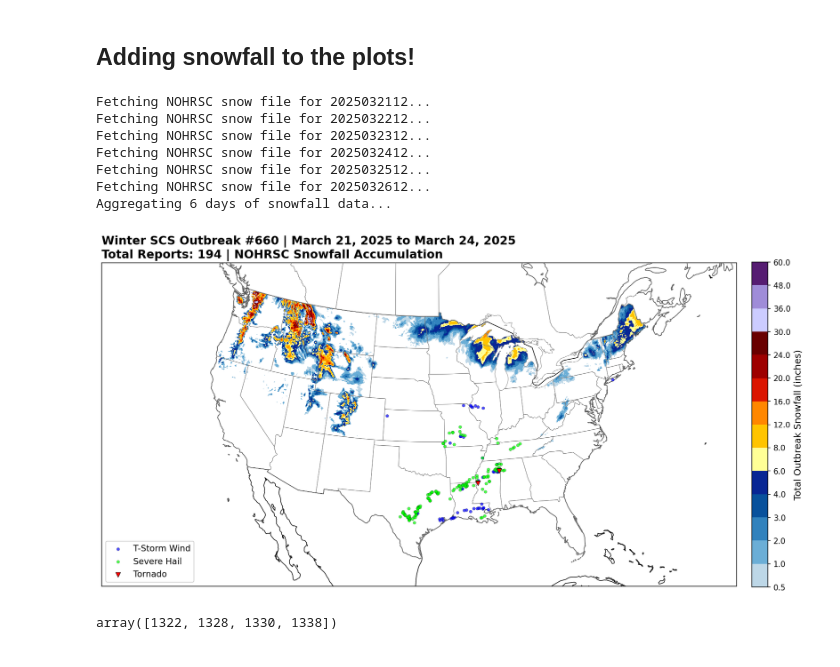
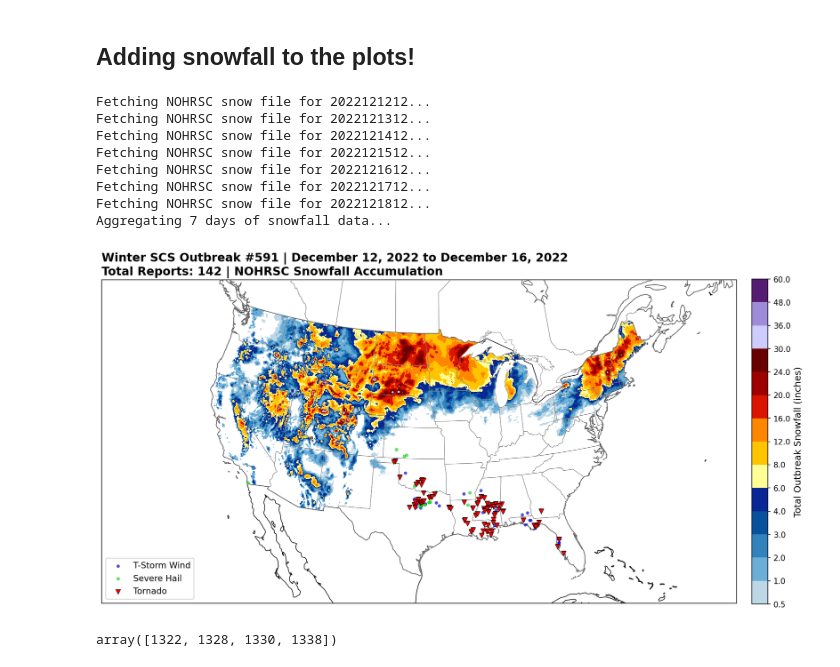
Before and after one commit to augustlepique/circs-research, a Jupyter notebook: create_synoptic_cases.ipynb, the cells around one changed output. Saved outputs shown, nothing was run; the diff lists cells and outputs as text; code cells hidden in the pictures.

```diff
--- a/create_synoptic_cases.ipynb
+++ b/create_synoptic_cases.ipynb
@@ -254,9 +260,7 @@ def create_synoptic_cases(df, gap_threshold_hours=24, max_duration_hours=96):
     Args:
         df: The dataframe of storm reports.
         gap_threshold_hours: Hours of 'silence' required to start a new case.
-                             12 hours is standard for synoptic separation.
-                             6 hours is strict.
-                             72 hours is common for Reinsurance 'Event' clauses. ##apparently?
+                             Currently thinking of using 24 hours as a threshold, and using 96 hours as a maximum duration in order to cap events that may be getting tied together
     """
 
     # 1. Isolate unique Episodes first
@@ -1052,24 +1115,25 @@ def plot_synoptic_case(df, case_id, snow_array=None, snow_lon=None, snow_lat=Non
     else:
         plt.show()
 # %%
-snow_array, lons, lats = get_outbreak_snowfall(subset, case_id=660)
+snow_array, lons, lats = get_outbreak_snowfall(subset, case_id=591)
 # %% [output]
-Fetching NOHRSC snow file for 2025032112...
-Fetching NOHRSC snow file for 2025032212...
-Fetching NOHRSC snow file for 2025032312...
-Fetching NOHRSC snow file for 2025032412...
-Fetching NOHRSC snow file for 2025032512...
-Fetching NOHRSC snow file for 2025032612...
-Aggregating 6 days of snowfall data...
+Fetching NOHRSC snow file for 2022121212...
+Fetching NOHRSC snow file for 2022121312...
+Fetching NOHRSC snow file for 2022121412...
+Fetching NOHRSC snow file for 2022121512...
+Fetching NOHRSC snow file for 2022121612...
+Fetching NOHRSC snow file for 2022121712...
+Fetching NOHRSC snow file for 2022121812...
+Aggregating 7 days of snowfall data...
 # %%
 plot_synoptic_case(
     subset,
-    case_id=660,
+    case_id=591,
     snow_array=snow_array, snow_lon=lons, snow_lat=lats,
     #savepath=True
 )
 # %% [output]
-[figure, old version]
+[figure, new version]
 # %%
 clustered_df.loc[(clustered_df['BEGIN_DT_UTC'] >='2025-03-14') &
 (clustered_df['BEGIN_DT_UTC'] <='2025-03-16')
```
Also changed, not shown: parts of 43 cells of this notebook, 4 other files.
